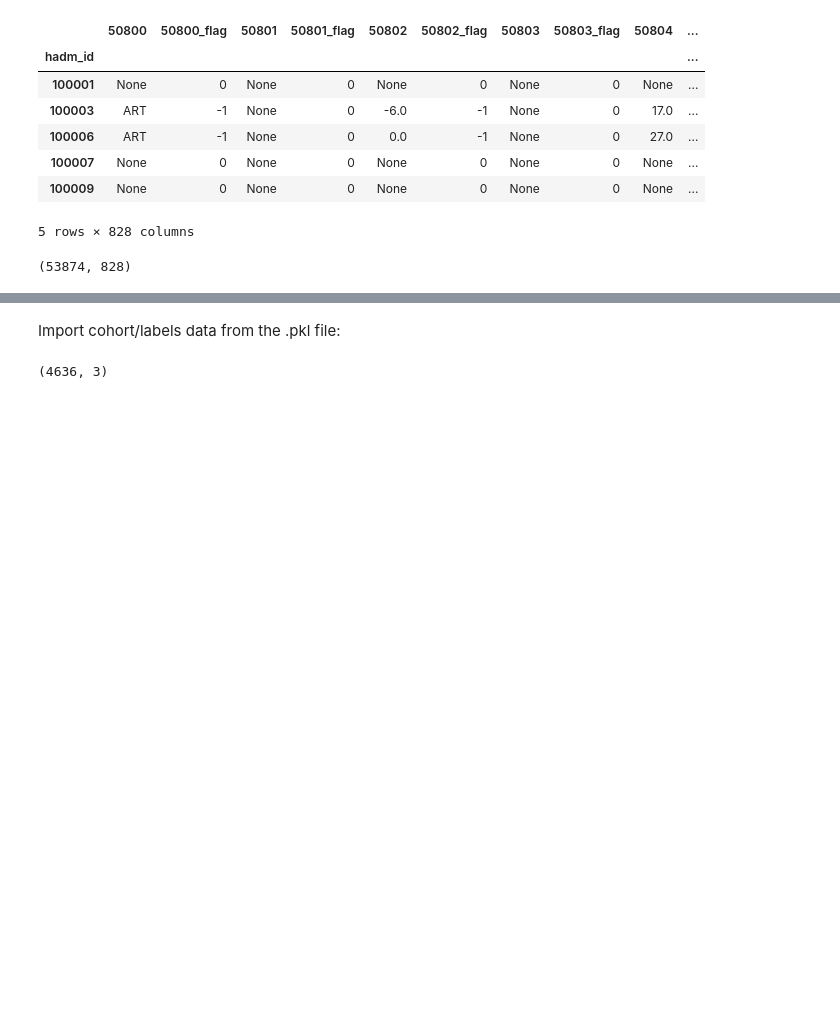
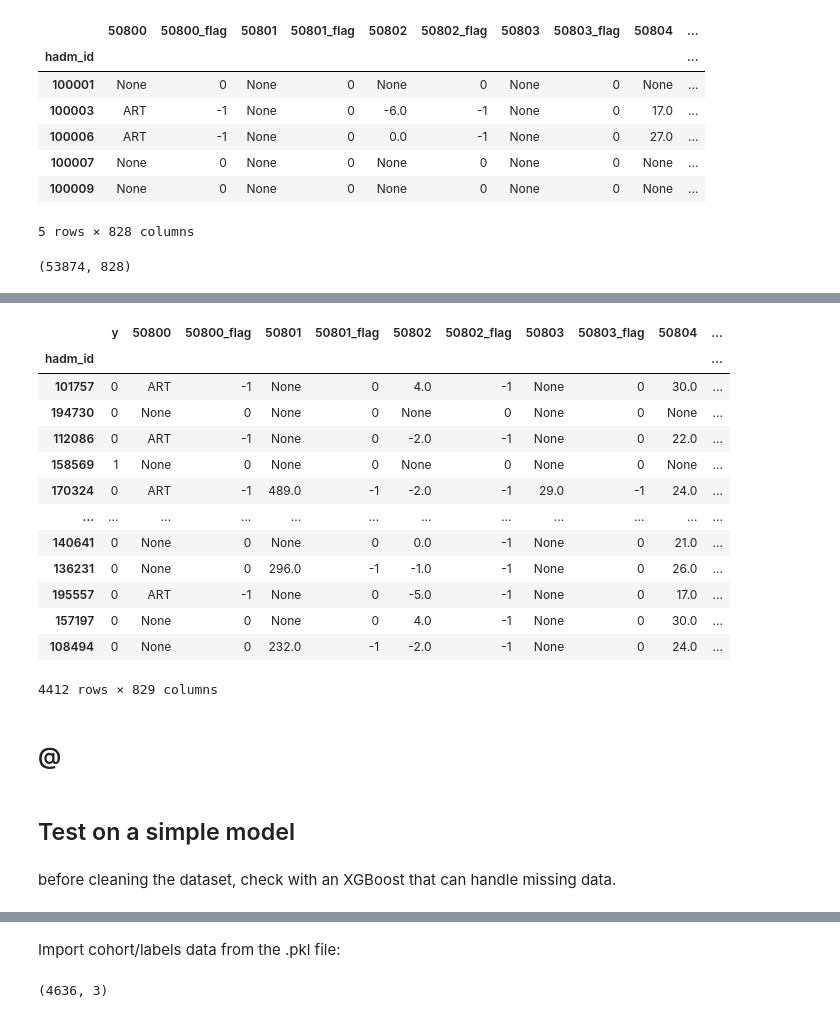
Before and after one commit to The-Electric-Moccasins/resistance-prediction, a Jupyter notebook: build_dataset.ipynb, the cells around one changed output, grey strips where cells are left out. Drawn from its saved outputs; the diff is of its cells as text; code cells hidden in the pictures; blank space fills up the shorter version.

```diff
--- a/build_dataset.ipynb
+++ b/build_dataset.ipynb
@@ -312,0 +301,2 @@ pts_labels.to_pickle('data/patient_labels.pkl')
+# %%
+df_features = df_dataset_unprocessed
@@ -312,0 +307,4 @@ pts_labels.to_pickle('data/patient_labels.pkl')
+# %%
+df_cohort = cohort.query_esbl_pts(params.observation_window_hours)
+df_cohort = cohort.remove_dups(df_cohort)
+df_cohort = df_cohort[['hadm_id', 'RESISTANT_YN']]
@@ -312,0 +328,21 @@ pts_labels.to_pickle('data/patient_labels.pkl')
+# %%
+df_full_data = df_cohort.set_index('hadm_id').join(df_features, how='inner')
+# %%
+df_full_data = df_full_data.rename(columns={'RESISTANT_YN': 'y'})
+# %%
+df_full_data
+# %% [output]
+|  | y | 50800 | 50800_flag | 50801 | 50801_flag | 50802 | 50802_flag | 50803 | 50803_flag | 50804 | ... |
+| hadm_id |  |  |  |  |  |  |  |  |  |  | ... |
+| 101757 | 0 | ART | -1 | None | 0 | 4.0 | -1 | None | 0 | 30.0 | ... |
+| 194730 | 0 | None | 0 | None | 0 | None | 0 | None | 0 | None | ... |
+| 112086 | 0 | ART | -1 | None | 0 | -2.0 | -1 | None | 0 | 22.0 | ... |
+| 158569 | 1 | None | 0 | None | 0 | None | 0 | None | 0 | None | ... |
+| 170324 | 0 | ART | -1 | 489.0 | -1 | -2.0 | -1 | 29.0 | -1 | 24.0 | ... |
+| ... | ... | ... | ... | ... | ... | ... | ... | ... | ... | ... | ... |
+| 140641 | 0 | None | 0 | None | 0 | 0.0 | -1 | None | 0 | 21.0 | ... |
+| 136231 | 0 | None | 0 | 296.0 | -1 | -1.0 | -1 | None | 0 | 26.0 | ... |
+| 195557 | 0 | ART | -1 | None | 0 | -5.0 | -1 | None | 0 | 17.0 | ... |
+| 157197 | 0 | None | 0 | None | 0 | 4.0 | -1 | None | 0 | 30.0 | ... |
+| 108494 | 0 | None | 0 | 232.0 | -1 | -2.0 | -1 | None | 0 | 24.0 | ... |
+4412 rows × 829 columns
@@ -312,0 +351,2 @@ pts_labels.to_pickle('data/patient_labels.pkl')
+# %% [markdown]
+## @
@@ -312,0 +355,4 @@ pts_labels.to_pickle('data/patient_labels.pkl')
+# %% [markdown]
+## Test on a simple model
+# %% [markdown]
+before cleaning the dataset, check with an XGBoost that can handle missing data.
```
Also changed, not shown: parts of 11 cells of this notebook, 1 other file.
